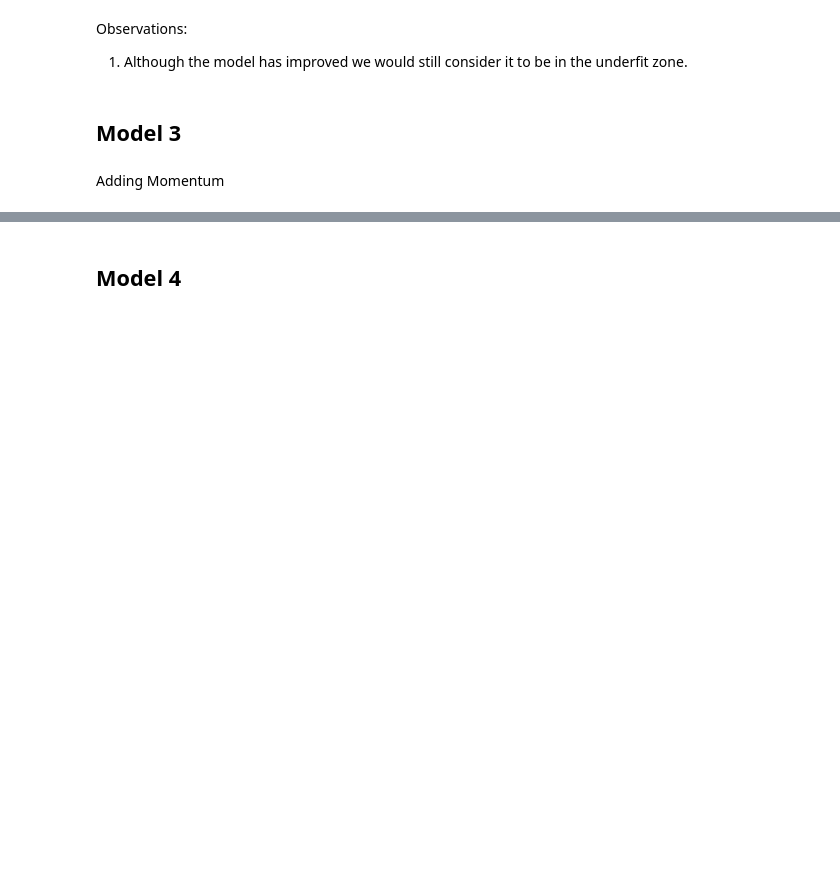
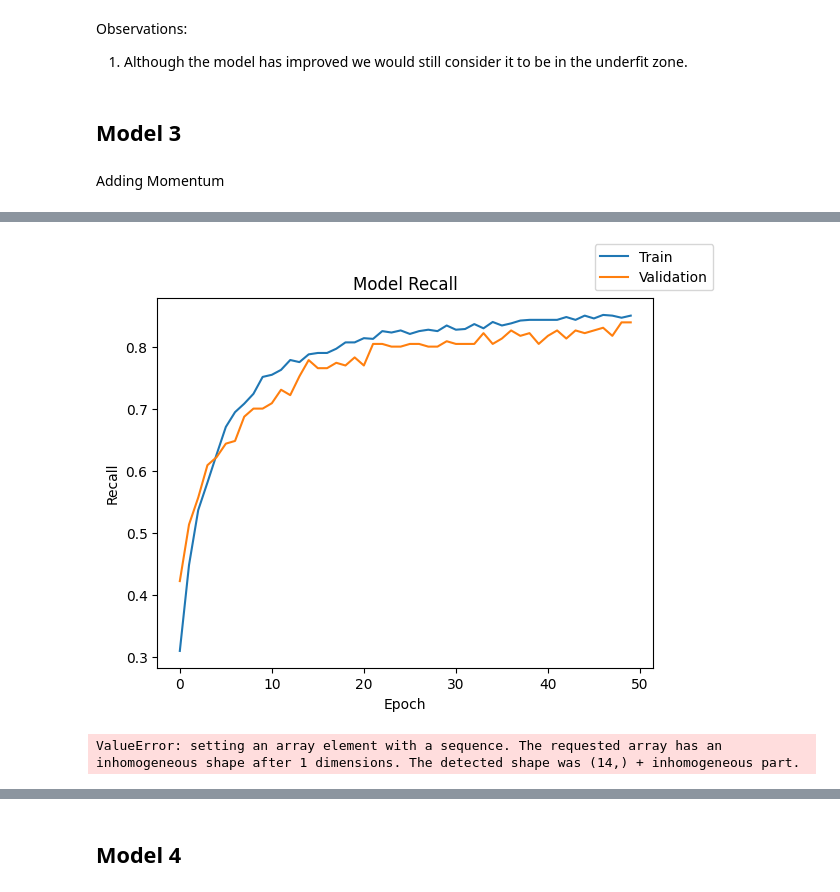
Before and after one commit to AkshayGovindaraj/GoogleColab, a Jupyter notebook: INN_ReneWind_Main_Project_FullCode_Notebook.ipynb, the cells around one changed output, grey strips where cells are left out. Drawn from its saved outputs; the diff is of its cells as text; code cells hidden in the pictures; blank space fills up the shorter version.

```diff
--- a/INN_ReneWind_Main_Project_FullCode_Notebook.ipynb
+++ b/INN_ReneWind_Main_Project_FullCode_Notebook.ipynb
@@ -590,0 +651,8 @@ Adding Momentum
+# %%
+plot(history,'recall')
+# %% [output]
+[figure, added]
+# %%
+results.loc[3] = [2,[128, 64],["relu", "relu"],50,32,"sgd with momentum",[0.001, 0.5],"glorot uniform","-",history.history["loss"][-1],history.history["val_loss"][-1],history.history["recall"][-1],history.history["val_recall"][-1],round(end-start,2)]
+# %% [output]
+ValueError: setting an array element with a sequence. The requested array has an inhomogeneous shape after 1 dimensions. The detected shape was (14,) + inhomogeneous part.
```
Also changed, not shown: parts of 37 cells of this notebook.
